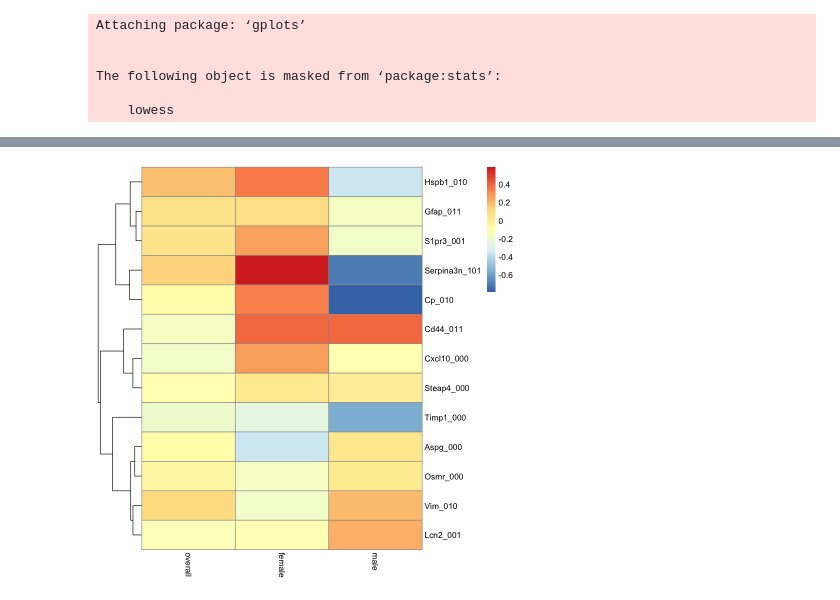
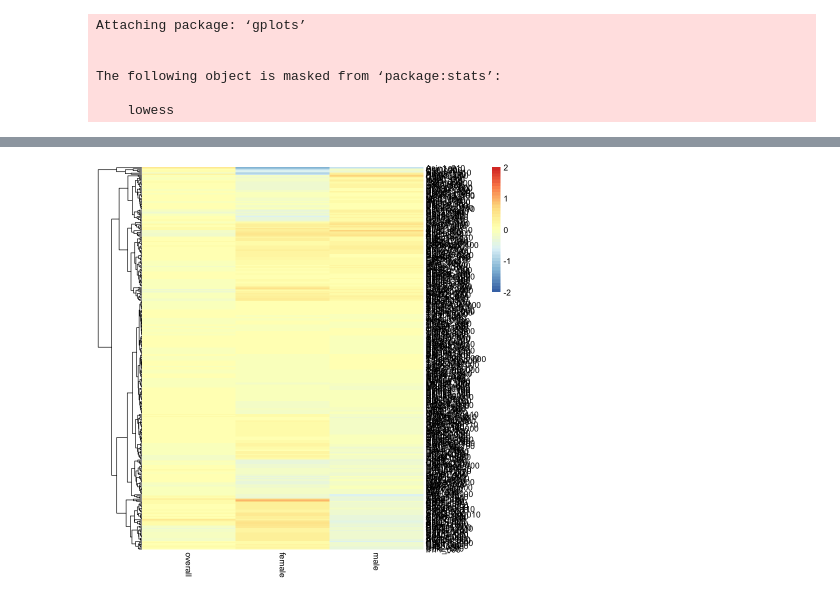
Before and after one commit to hurben/RNAseqPipeline_SungLab, a Jupyter notebook: analysis/draw_pheatmap_klk6.ipynb, the cells around one changed output, grey strips where cells are left out. Cells and saved outputs as stored; diff of their text form; code cells hidden in the pictures.

```diff
--- a/analysis/draw_pheatmap_klk6.ipynb
+++ b/analysis/draw_pheatmap_klk6.ipynb
@@ -25,76 +56,72 @@ The following object is masked from ‘package:stats’:
 # %%
-#test dataset
-deg_data_matrix <- '/Users/m221138/Scarisbrick_Project/RNAseq/deseq2/klk6.overall.deg.tsv'
-deg_data_f_matrix <- '/Users/m221138/Scarisbrick_Project/RNAseq/deseq2/klk6.male.deg.tsv'
-deg_data_m_matrix <- '/Users/m221138/Scarisbrick_Project/RNAseq/deseq2/klk6.female.deg.tsv'
+df <- get_df('/Users/m221138/Scarisbrick_Project/RNAseq/deseq2/klk6.overall.deg.csv')
+f_df <- get_df('/Users/m221138/Scarisbrick_Project/RNAseq/deseq2/klk6.male.deg.csv')
+m_df <- get_df('/Users/m221138/Scarisbrick_Project/RNAseq/deseq2/klk6.female.deg.csv')
 
-predefined_gene_list <- '/Users/m221138/Scarisbrick_Project/RNAseq/analysis/astrocyte.pan.list'
+df <- remove_na(df)
+f_df <- remove_na(f_df)
+m_df <- remove_na(m_df)
 
-deg_df <-read.csv(deg_data_matrix, sep=",", header=TRUE, row.names=1)
-deg_f_df <-read.csv(deg_data_f_matrix, sep=",", header=TRUE, row.names=1)
-deg_m_df <-read.csv(deg_data_m_matrix, sep=",", header=TRUE, row.names=1)
+df_gene_list <- row.names(df)
+f_df_gene_list <- row.names(f_df)
+m_df_gene_list <- row.names(m_df)
 
-deg_df <- as.data.frame(deg_df)
+common_gene_list <- intersect(intersect(df_gene_list,m_df_gene_list),f_df_gene_list)
+typeof(common_gene_list)
 
 
-head(deg_df)
+df <- get_subset_df(df, common_gene_list)
+f_df <- get_subset_df(f_df, common_gene_list)
+m_df <- get_subset_df(m_df, common_gene_list)
+
+print (length(row.names(df)))
+print (length(row.names(f_df)))
+print (length(row.names(m_df)))
+
+predefined_gene_list <- '/Users/m221138/Scarisbrick_Project/RNAseq/analysis/gene_list_v1/Apoptosis.list'
 predefined_gene_list <- read.csv(predefined_gene_list, header=FALSE)$V1
 predefined_gene_list <- as.character(predefined_gene_list)
 
-#print (predefined_gene_list)
 
-subset_df <- subset(deg_df, rownames(deg_df) %in% predefined_gene_list)
-subset_f_df <- subset(deg_f_df, rownames(deg_f_df) %in% predefined_gene_list)
-subset_m_df <- subset(deg_m_df, rownames(deg_m_df) %in% predefined_gene_list)
+subset_df <- get_subset_df(df, predefined_gene_list)
+subset_f_df <- get_subset_df(f_df, predefined_gene_list)
+subset_m_df <- get_subset_df(m_df, predefined_gene_list)
+
+print (length(row.names(subset_df)))
+print (length(row.names(subset_f_df)))
+print (length(row.names(subset_m_df)))
 
 
 heatmap_ready_df <- data.frame(overall= subset_df$log2FoldChange,
                                female=subset_f_df$log2FoldChange,
                                male=subset_m_df$log2FoldChange)
-rownames(heatmap_ready_df) <- row.names(subset_df)
 
-subset_df
+predefined_gene_list <- intersect(predefined_gene_list, common_gene_list)
+
 pvalue_cutline <- 0.05
-
 gene_name_with_barcode_list <- c()
-for (gene_name in row.names(subset_df))
+for (gene_name in predefined_gene_list)
 {
     barcode_list <- c(0,0,0)
     subset_df_pval <- subset_df[gene_name,"pvalue"]
     subset_f_df_pval <- subset_f_df[gene_name,"pvalue"]
     subset_m_df_pval <- subset_m_df[gene_name,"pvalue"]
-    if (subset_df_pval < pvalue_cutline)
-    {
-        barcode_list[1] <- 1
-    }
-    if (subset_f_df_pval < pvalue_cutline)
-    {
-        barcode_list[2] <- 1
-    }
-    if (subset_m_df_pval < pvalue_cutline)
-    {
-        barcode_list[3] <- 1
-    }
 
-#     print (gene_name)
-#     print (barcode_list)
+    barcode_list[0] <- get_barcode(subset_df_pval, pvalue_cutline)
+    barcode_list[1] <- get_barcode(subset_f_df_pval, pvalue_cutline)
+    barcode_list[2] <- get_barcode(subset_m_df_pval, pvalue_cutline)
+
     gene_name_with_barcode <- paste(gene_name,'_', barcode_list[1], barcode_list[2],barcode_list[3],sep="")
     #print (gene_name_with_barcode)
     gene_name_with_barcode_list <- c(gene_name_with_barcode_list, gene_name_with_barcode)
 }
 
-print (gene_name_with_barcode_list)
-print (row.names(heatmap_ready_df))
-
 rownames(heatmap_ready_df) <- gene_name_with_barcode_list
 heatmap_ready_df <- as.matrix(heatmap_ready_df)
 
-my_palette <- colorRampPalette(c("green", "black", "red"))(n = 50)
+#my_palette <- colorRampPalette(c("lightblue", "yellow", "red"))(n = 20)
 
-#hclust.average <- function(x) hclust(x, method="average")
-# heatmap_results <- heatmap.2(heatmap_ready_df, hclustfun=hclust.average,
-#                              col=my_palette,
-#                              symm=F, symkey=F, symbreak=F, trace="none")
-
-pheatmap_results <- pheatmap(heatmap_ready_df, cluster_cols=FALSE)
+break_list = seq(-2,2, by=0.1)
+color = colorRampPalette(rev(brewer.pal(n = 7, name = "RdYlBu")))(length(break_list))
+pheatmap(heatmap_ready_df, breaks=break_list, color=color,cluster_cols=FALSE)
 # %% [output]
@@ -133 +135 @@ A data.frame: 13 × 6
-[figure, old version]
+[figure, new version]
```
Also changed, not shown: parts of 3 cells of this notebook, 2 other files.
